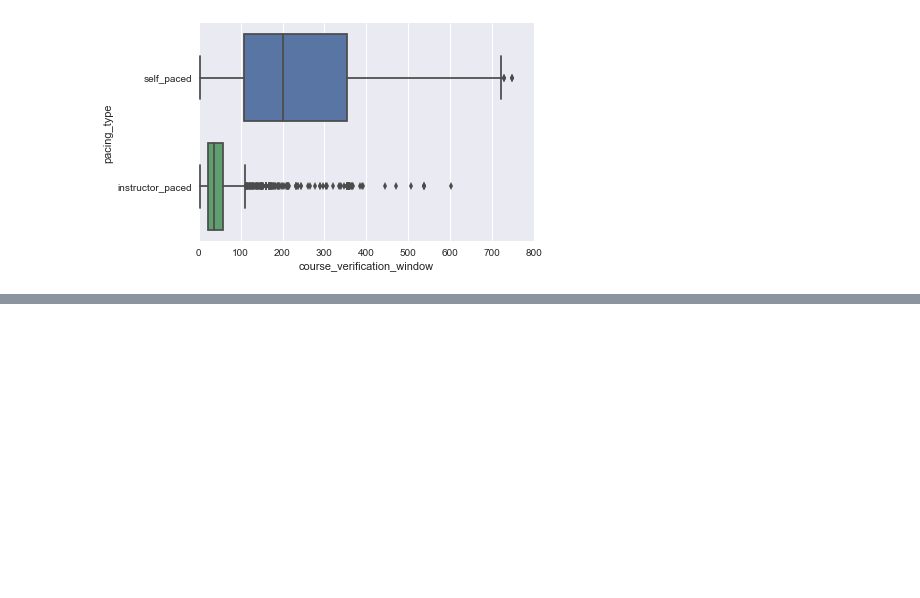
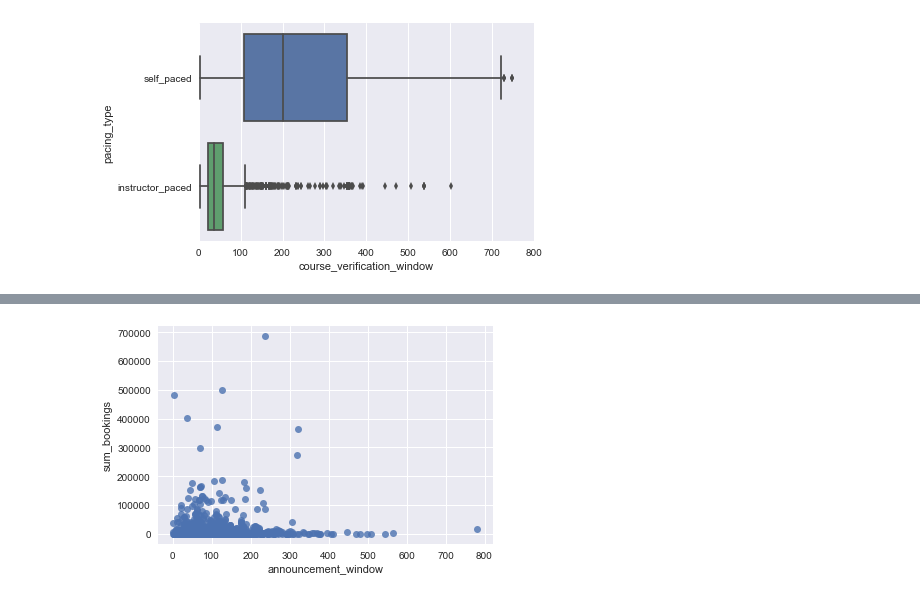
Before and after one commit to Changman126/Python-Data-Analysis, a Jupyter notebook: Course Performance Predictor Exploratory Notebook.ipynb, the cells around one changed output, grey strips where cells are left out. Saved outputs shown, nothing was run; the diff lists cells and outputs as text; code cells hidden in the pictures; blank space fills up the shorter version.

```diff
--- a/Course Performance Predictor Exploratory Notebook.ipynb
+++ b/Course Performance Predictor Exploratory Notebook.ipynb
@@ -226,0 +370,4 @@ GROUP BY
+# %%
+ax = sns.regplot(x=df['announcement_window'], y=df['sum_bookings'], fit_reg=False)
+# %% [output]
+[figure, added]
```
Also changed, not shown: parts of 27 cells of this notebook, 4 other files.
